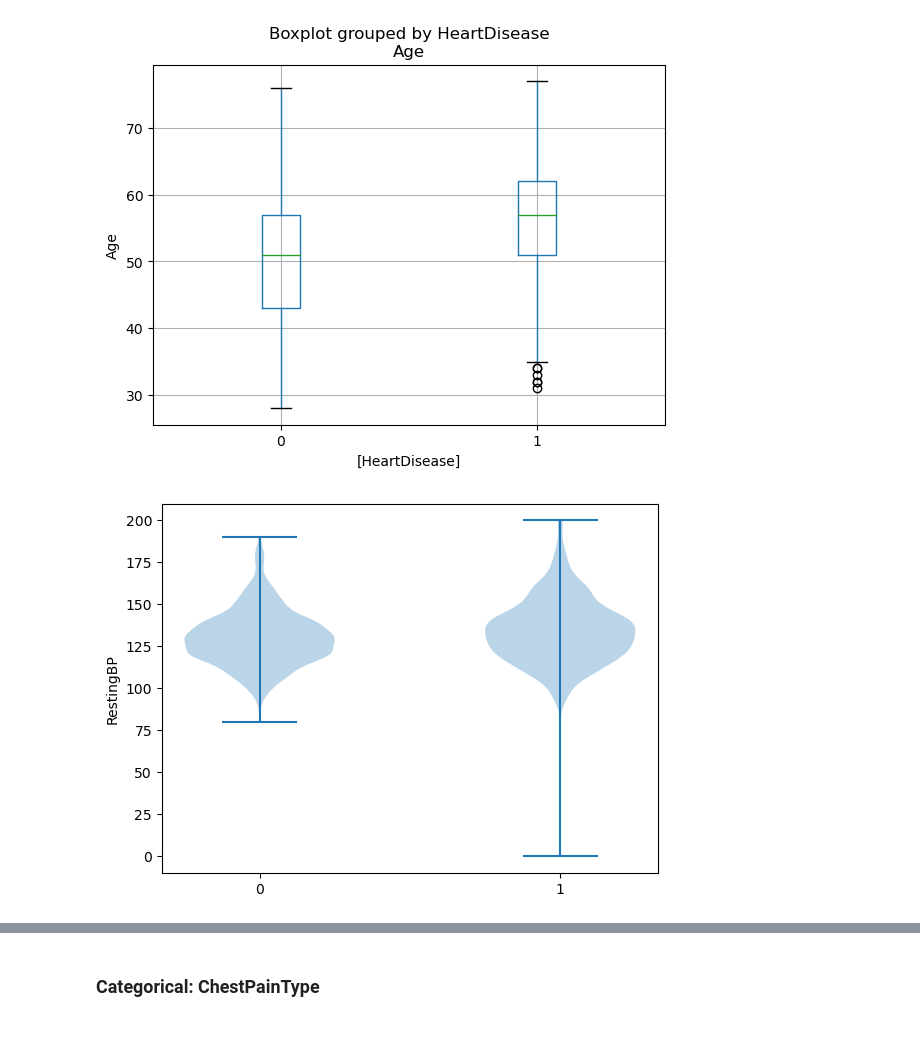
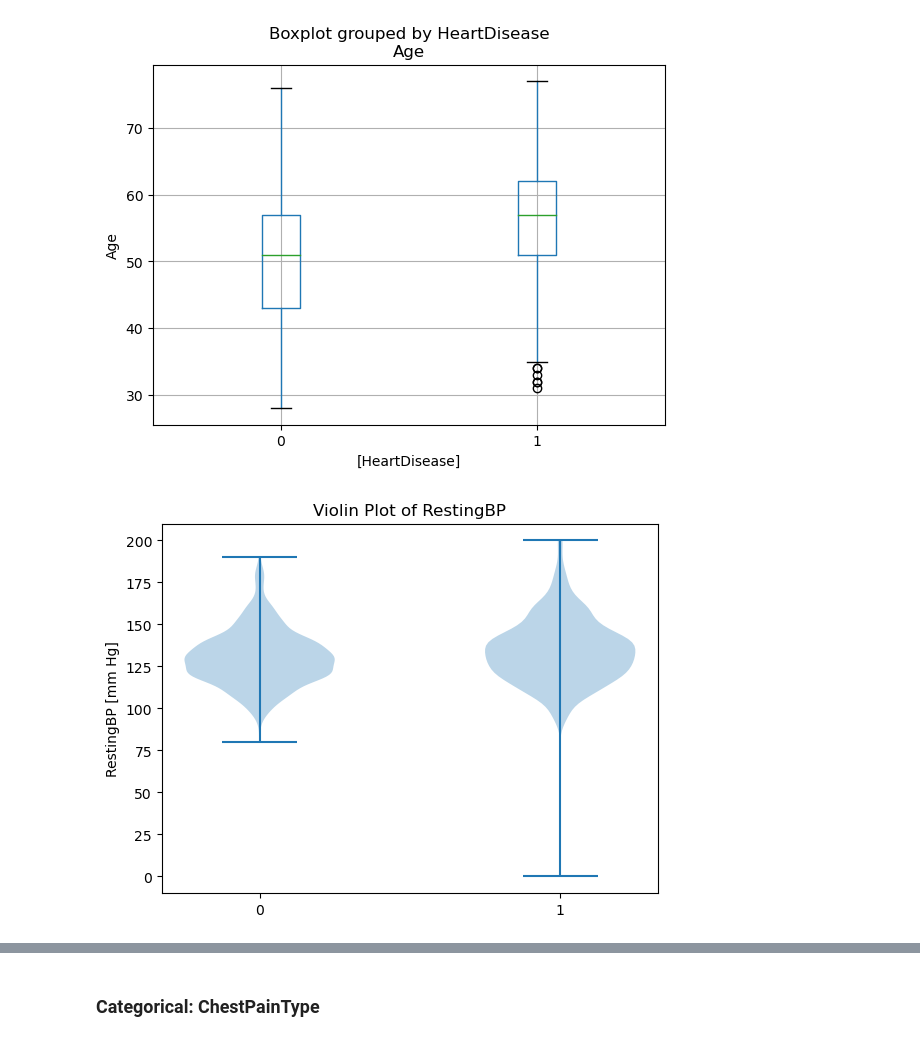
Before and after one commit to anran2176/Heart_Disease_Prediction, a Jupyter notebook: src/DATA1030 Project.ipynb, the cells around one changed output, grey strips where cells are left out. Drawn from its saved outputs; the diff is of its cells as text; code cells hidden in the pictures.

```diff
--- a/src/DATA1030 Project.ipynb
+++ b/src/DATA1030 Project.ipynb
@@ -184,13 +192,15 @@ plt.show()
 # %%
 # RestingBP
 dataset = [df[df['HeartDisease']==0]['RestingBP'].values,
            df[df['HeartDisease']==1]['RestingBP'].values]
 plt.violinplot(dataset = dataset)
 plt.xticks([1,2],['0','1'])
-plt.ylabel('RestingBP')
+plt.ylabel('RestingBP [mm Hg]')
+plt.title('Violin Plot of RestingBP')
+plt.savefig('figures/Violin_plot_of_RestingBP.jpg')
 plt.show()
 # %% [output]
-[figure, old version]
+[figure, new version]
 # %%
 # Cholesterol
 dataset = [df[df['HeartDisease']==0]['Cholesterol'].values,
```
Also changed, not shown: parts of 28 cells of this notebook, 22 other files.
